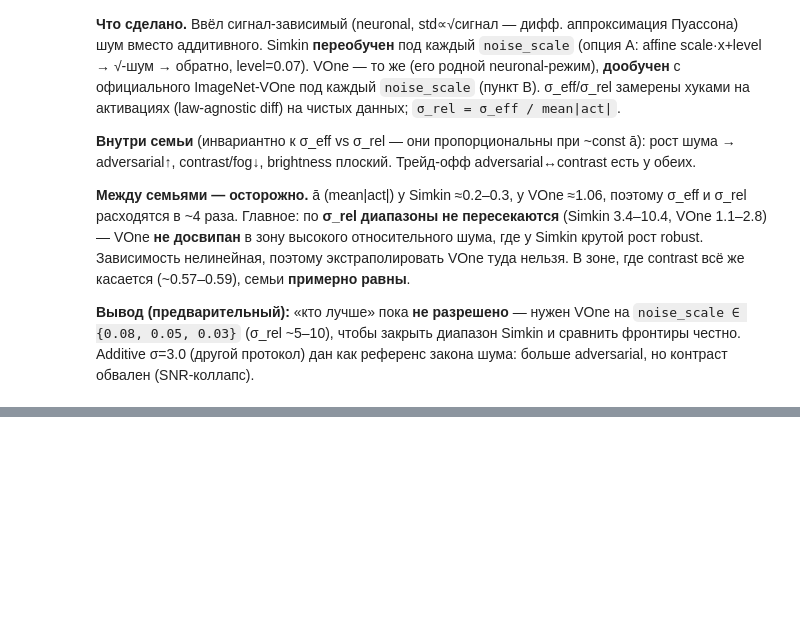
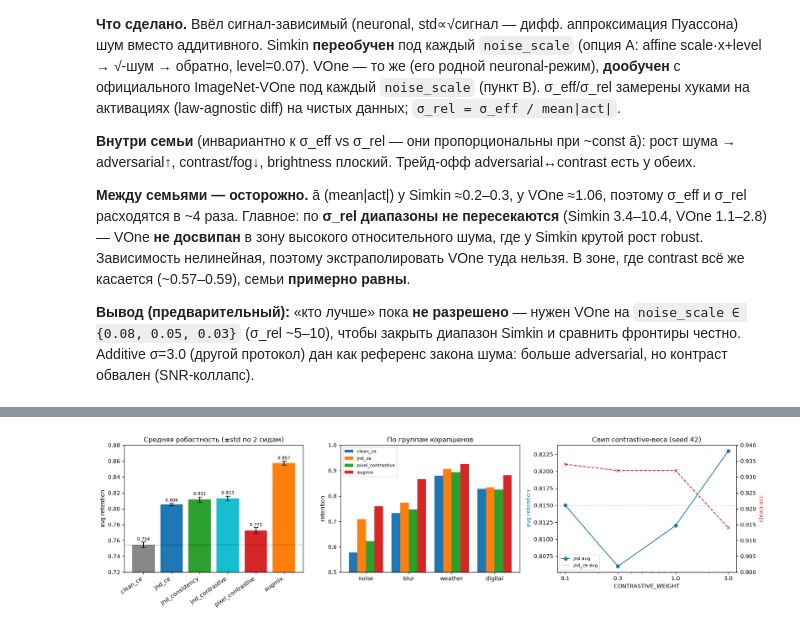
Before and after one commit to tarakanov517/CV_JND_based_approach, a Jupyter notebook: notebooks/compare_experiments.ipynb, the cells around one changed output, grey strips where cells are left out. Cells and saved outputs as stored; diff of their text form; code cells hidden in the pictures; blank space fills up the shorter version.

Commit message:
as: add contrastive ablation + training cycle

```diff
--- a/notebooks/compare_experiments.ipynb
+++ b/notebooks/compare_experiments.ipynb
@@ -901,0 +923,59 @@ Simkin sc0.10         0.10     3.1700    10.3900  0.949 0.774 0.507    0.5080
+# %%
+# %%
+import numpy as np
+import matplotlib.pyplot as plt
+
+GROUPS = ("noise", "blur", "weather", "digital")
+
+def seed_mean(m, key):
+    return np.mean([RESULTS[(s, m)][key] for s in SEEDS])
+def seed_std(m, key):
+    return np.std([RESULTS[(s, m)][key] for s in SEEDS])
+
+fig, (ax1, ax2, ax3) = plt.subplots(1, 3, figsize=(17, 4.6))
+
+# --- 1) avg retention по методам (mean±std по сидам) ---
+avg  = [seed_mean(m, "avg") for m in METHODS]
+err  = [seed_std(m, "avg")  for m in METHODS]
+colors = ["#888", "#1f77b4", "#2ca02c", "#17becf", "#d62728", "#ff7f0e"]
+ax1.bar(range(len(METHODS)), avg, yerr=err, capsize=4, color=colors)
+ax1.axhline(seed_mean("clean_ce", "avg"), ls="--", c="k", lw=1, alpha=.6)
+ax1.set_xticks(range(len(METHODS)))
+ax1.set_xticklabels(METHODS, rotation=35, ha="right")
+ax1.set_ylabel("avg retention")
+ax1.set_ylim(0.72, 0.88)
+ax1.set_title("Средняя робастность (±std по 2 сидам)")
+for i, v in enumerate(avg):
+    ax1.text(i, v + err[i] + .002, f"{v:.3f}", ha="center", fontsize=8)
+
+# --- 2) по группам корапшенов (ключевые методы) ---
+show = ["clean_ce", "jnd_ce", "pixel_contrastive", "augmix"]
+x = np.arange(len(GROUPS)); w = 0.2
+for j, m in enumerate(show):
+    vals = [seed_mean(m, g) for g in GROUPS]
+    ax2.bar(x + (j - 1.5) * w, vals, w, label=m)
+ax2.set_xticks(x); ax2.set_xticklabels(GROUPS)
+ax2.set_ylabel("retention"); ax2.set_ylim(0.5, 1.0)
+ax2.set_title("По группам корапшенов")
+ax2.legend(fontsize=8)
+
+# --- 3) contrastive-weight ablation (seed 42) ---
+w_grid = [0.1, 0.3, 1.0, 3.0]
+jnd_av  = [0.815, 0.806, 0.812, 0.823]
+jnd_cl  = [0.934, 0.932, 0.932, 0.914]   # clean падает на w=3.0
+ax3.plot(w_grid, jnd_av, "o-", c="#1f77b4", label="jnd avg")
+ax3.axhline(0.815, ls="--", c="#1f77b4", lw=1, alpha=.4, label="jnd_ce avg")
+ax3.set_xscale("log"); ax3.set_xticks(w_grid); ax3.set_xticklabels(w_grid)
+ax3.set_xlabel("CONTRASTIVE_WEIGHT"); ax3.set_ylabel("avg retention", color="#1f77b4")
+ax3.set_title("Свип contrastive-веса (seed 42)")
+
+ax3b = ax3.twinx()
+ax3b.plot(w_grid, jnd_cl, "x--", c="#d62728", label="jnd clean")
+ax3b.set_ylabel("clean acc", color="#d62728")
+ax3b.set_ylim(0.90, 0.94)
+ax3.legend(loc="lower left", fontsize=8)
+
+plt.tight_layout()
+plt.show()
+# %% [output]
+[figure, added]
```
Also changed, not shown: parts of 2 cells of this notebook, 1 other file.
